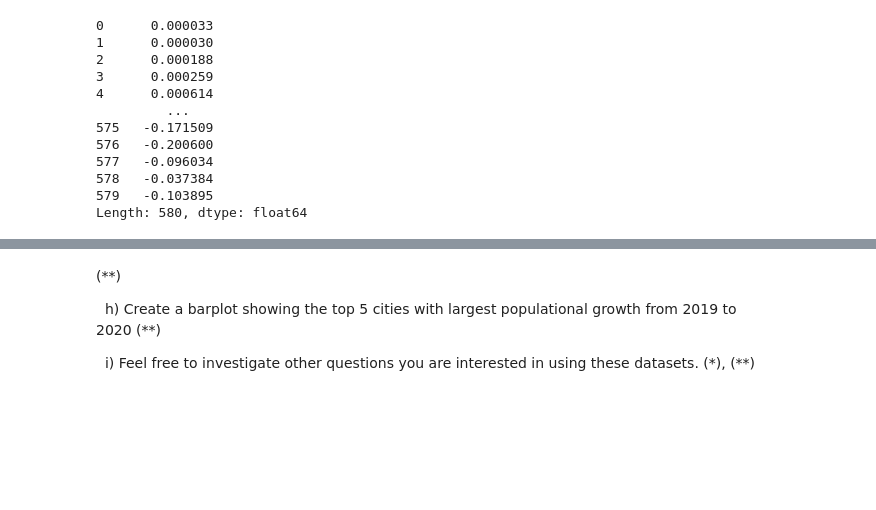
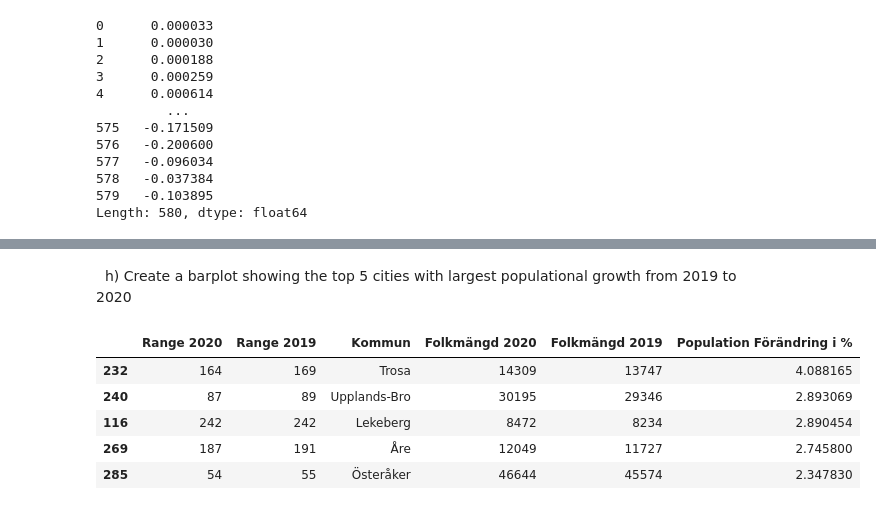
Before and after one commit to VineelaNedunuri/Databehandling-Vineela-Nedunuri, a Jupyter notebook: Exercises/E00_pandas_basic_syntax.ipynb, the cells around one changed output, grey strips where cells are left out. Cells and saved outputs as stored; diff of their text form; code cells hidden in the pictures; blank space fills up the shorter version.

```diff
--- a/Exercises/E00_pandas_basic_syntax.ipynb
+++ b/Exercises/E00_pandas_basic_syntax.ipynb
@@ -629,9 +612,16 @@ df_merge
 # %% [markdown]
-
-
-
- (**)
-
-&nbsp; h) Create a barplot showing the top 5 cities with largest populational growth from 2019 to 2020 (**)
-
-&nbsp; i) Feel free to investigate other questions you are interested in using these datasets. (*), (**)
+&nbsp; h) Create a barplot showing the top 5 cities with largest populational growth from 2019 to 2020
+# %%
+df_population_2019_2020 = (
+    df.rename(columns={"Förändring": "Population Förändring i %"})
+    .sort_values(by="Population Förändring i %", ascending=False)
+
+).head()
+df_population_2019_2020
+# %% [output]
+|  | Range 2020 | Range 2019 | Kommun | Folkmängd 2020 | Folkmängd 2019 | Population Förändring i % |
+| 232 | 164 | 169 | Trosa | 14309 | 13747 | 4.088165 |
+| 240 | 87 | 89 | Upplands-Bro | 30195 | 29346 | 2.893069 |
+| 116 | 242 | 242 | Lekeberg | 8472 | 8234 | 2.890454 |
+| 269 | 187 | 191 | Åre | 12049 | 11727 | 2.745800 |
+| 285 | 54 | 55 | Österåker | 46644 | 45574 | 2.347830 |
```
Also changed, not shown: parts of 2 cells of this notebook.
